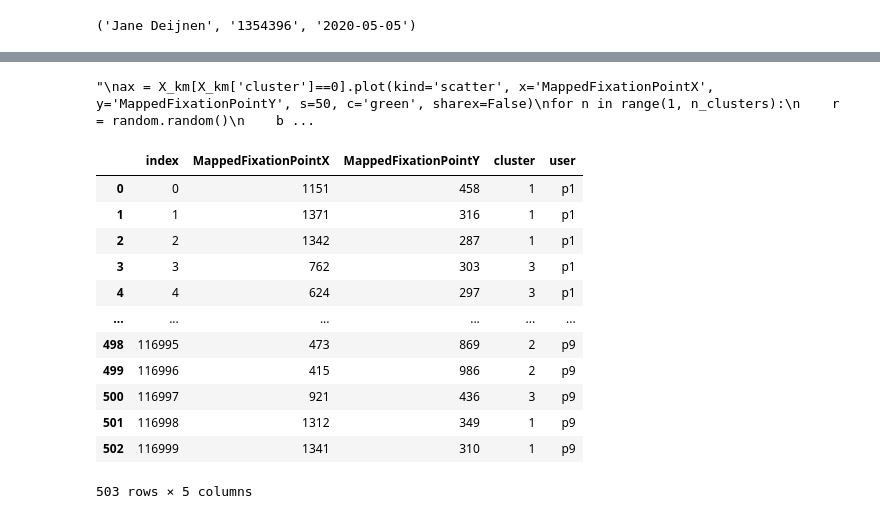
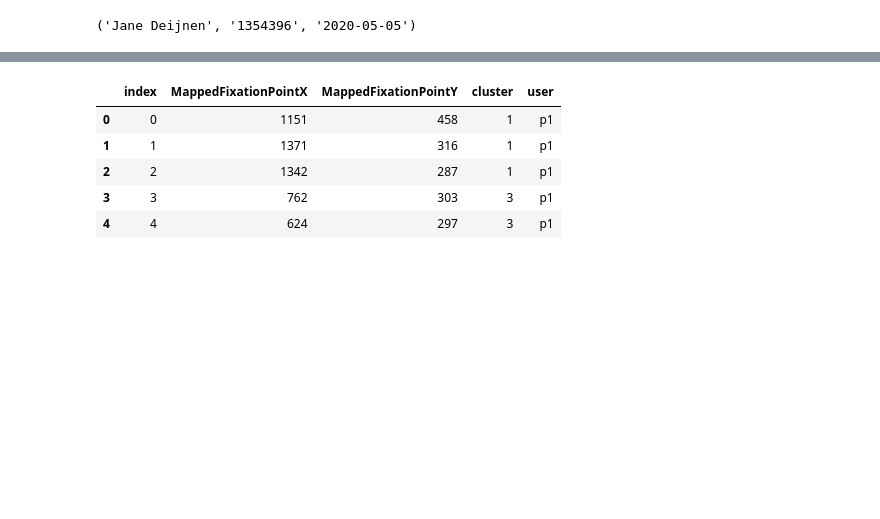
Before and after one commit to ClintonEmok/DBL-Backend, a Jupyter notebook: Transition matrix and AOI vis.ipynb, the cells around one changed output, grey strips where cells are left out. Drawn from its saved outputs; the diff is of its cells as text; code cells hidden in the pictures; blank space fills up the shorter version.

```diff
--- a/Transition matrix and AOI vis.ipynb
+++ b/Transition matrix and AOI vis.ipynb
@@ -73,43 +77,21 @@ X_km['cluster'] = km.labels_
 user = Antwerpen_s1["user"]
 X_km = X_km.join(user)
 X_km = X_km.reset_index()
-# %%
-"""
-ax = X_km[X_km['cluster']==0].plot(kind='scatter', x='MappedFixationPointX', y='MappedFixationPointY', s=50, c='green', sharex=False)
-for n in range(1, n_clusters):
-    r = random.random()
-    b = random.random()
-    g = random.random()
-    c = (r, g, b)
-    X_km[X_km['cluster']==n].plot(kind='scatter',x='MappedFixationPointX',y='MappedFixationPointY',s=50, c=c, sharex=False, ax = ax)
-
-ax.set_title('Visual attention map with AOIs', size=20)
-centers.plot(kind = 'scatter', x='MappedFixationPointX', y='MappedFixationPointY', s=50, marker=False, sharex=False, ax=ax)
-"""
-# %% [output]
-"\nax = X_km[X_km['cluster']==0].plot(kind='scatter', x='MappedFixationPointX', y='MappedFixationPointY', s=50, c='green', sharex=False)\nfor n in range(1, n_clusters):\n    r = random.random()\n    b ...
 # %%
 #adjust cluster column
 X_km_adj = X_km.copy()
 
 for i in range(X_km.index[-1]+1):
     X_km_adj.loc[i, 'cluster'] = X_km_adj['cluster'][i]+1
 
-X_km_adj
+X_km_adj.head()
 # %% [output]
 |  | index | MappedFixationPointX | MappedFixationPointY | cluster | user |
 | 0 | 0 | 1151 | 458 | 1 | p1 |
 | 1 | 1 | 1371 | 316 | 1 | p1 |
 | 2 | 2 | 1342 | 287 | 1 | p1 |
 | 3 | 3 | 762 | 303 | 3 | p1 |
 | 4 | 4 | 624 | 297 | 3 | p1 |
-| ... | ... | ... | ... | ... | ... |
-| 498 | 116995 | 473 | 869 | 2 | p9 |
-| 499 | 116996 | 415 | 986 | 2 | p9 |
-| 500 | 116997 | 921 | 436 | 3 | p9 |
-| 501 | 116998 | 1312 | 349 | 1 | p9 |
-| 502 | 116999 | 1341 | 310 | 1 | p9 |
-503 rows × 5 columns
 # %%
 #have to make sure there are enough color options for the clusters
 colors = ['red', 'orange', 'green', 'blue', 'purple', 'magenta', 'darkgreen']
```
Also changed, not shown: parts of 12 cells of this notebook.
